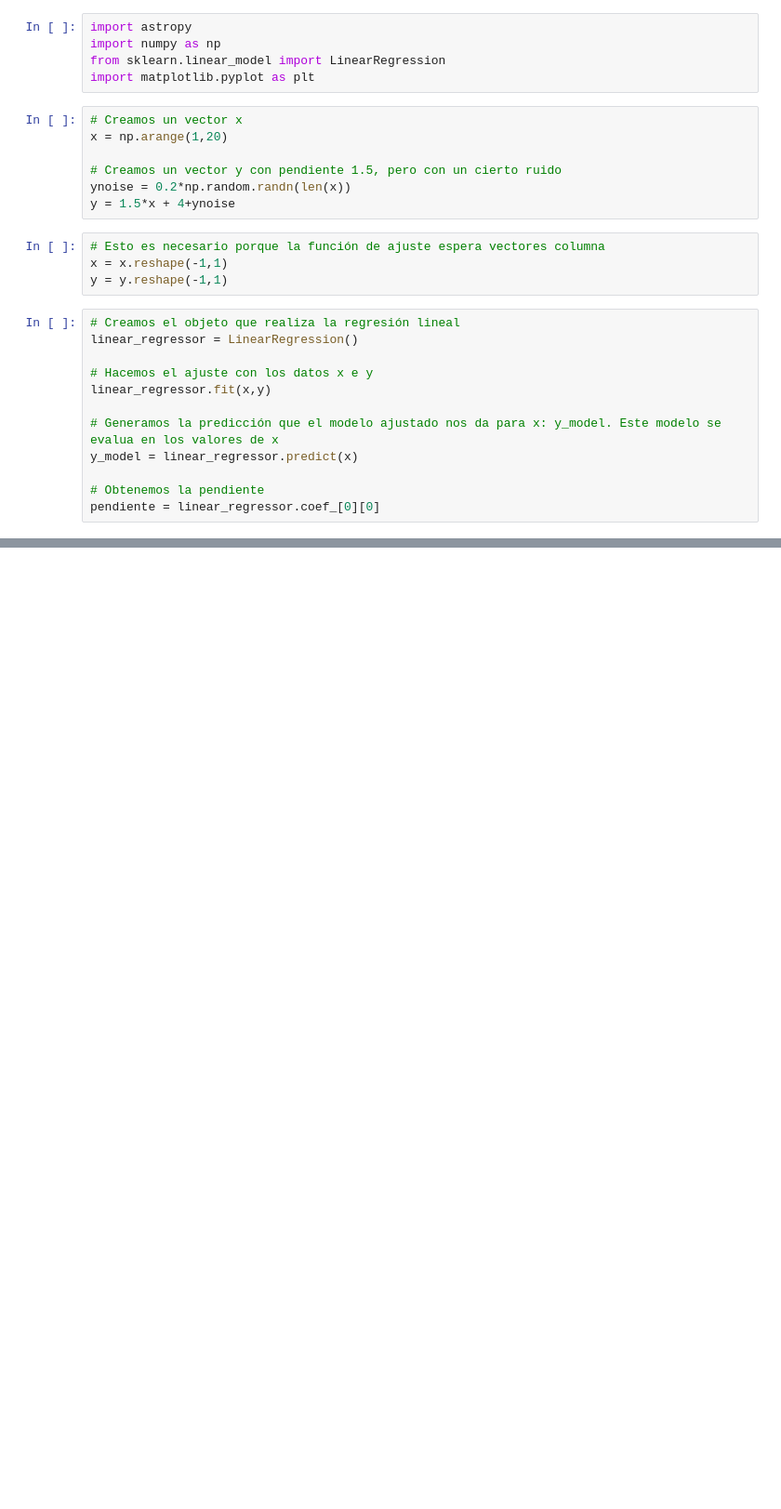
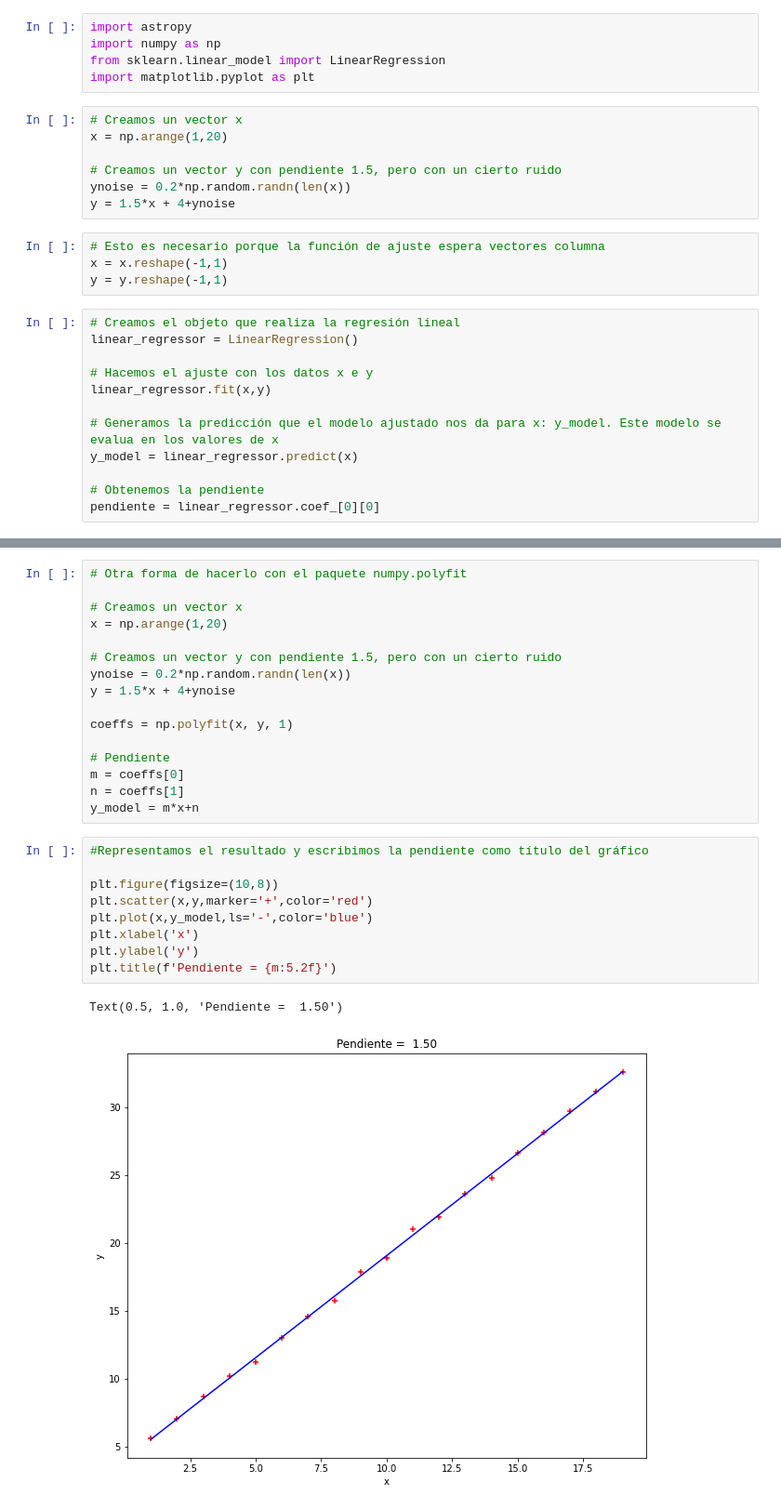
Before and after one commit to fmonteneucm/MIS_practicas, a Jupyter notebook: Test.ipynb, the cells around one changed output, grey strips where cells are left out. Shown at 93% size. Drawn from its saved outputs; the diff is of its cells as text; blank space fills up the shorter version.

```diff
--- a/Test.ipynb
+++ b/Test.ipynb
@@ -40,0 +41,28 @@ Text(0.5, 1.0, 'Pendiente =  1.50')
+# %%
+# Otra forma de hacerlo con el paquete numpy.polyfit
+
+# Creamos un vector x
+x = np.arange(1,20)
+
+# Creamos un vector y con pendiente 1.5, pero con un cierto ruido
+ynoise = 0.2*np.random.randn(len(x))
+y = 1.5*x + 4+ynoise
+
+coeffs = np.polyfit(x, y, 1)
+
+# Pendiente
+m = coeffs[0]
+n = coeffs[1]
+y_model = m*x+n
+# %%
+#Representamos el resultado y escribimos la pendiente como título del gráfico
+
+plt.figure(figsize=(10,8))
+plt.scatter(x,y,marker='+',color='red')
+plt.plot(x,y_model,ls='-',color='blue')
+plt.xlabel('x')
+plt.ylabel('y')
+plt.title(f'Pendiente = {m:5.2f}')
+# %% [output]
+Text(0.5, 1.0, 'Pendiente =  1.50')
+[figure, added]
```
Also changed, not shown: parts of 1 cell of this notebook, 2 other files.
